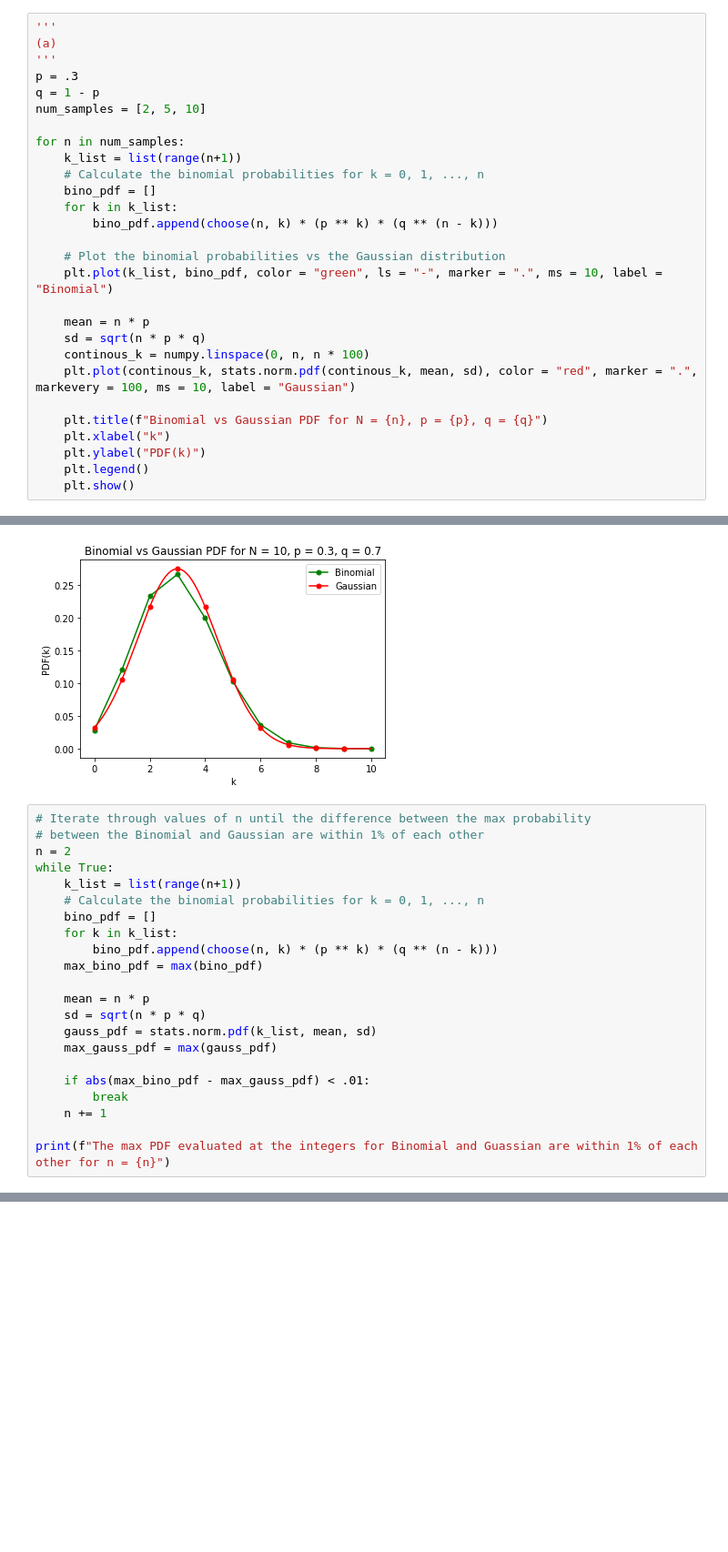
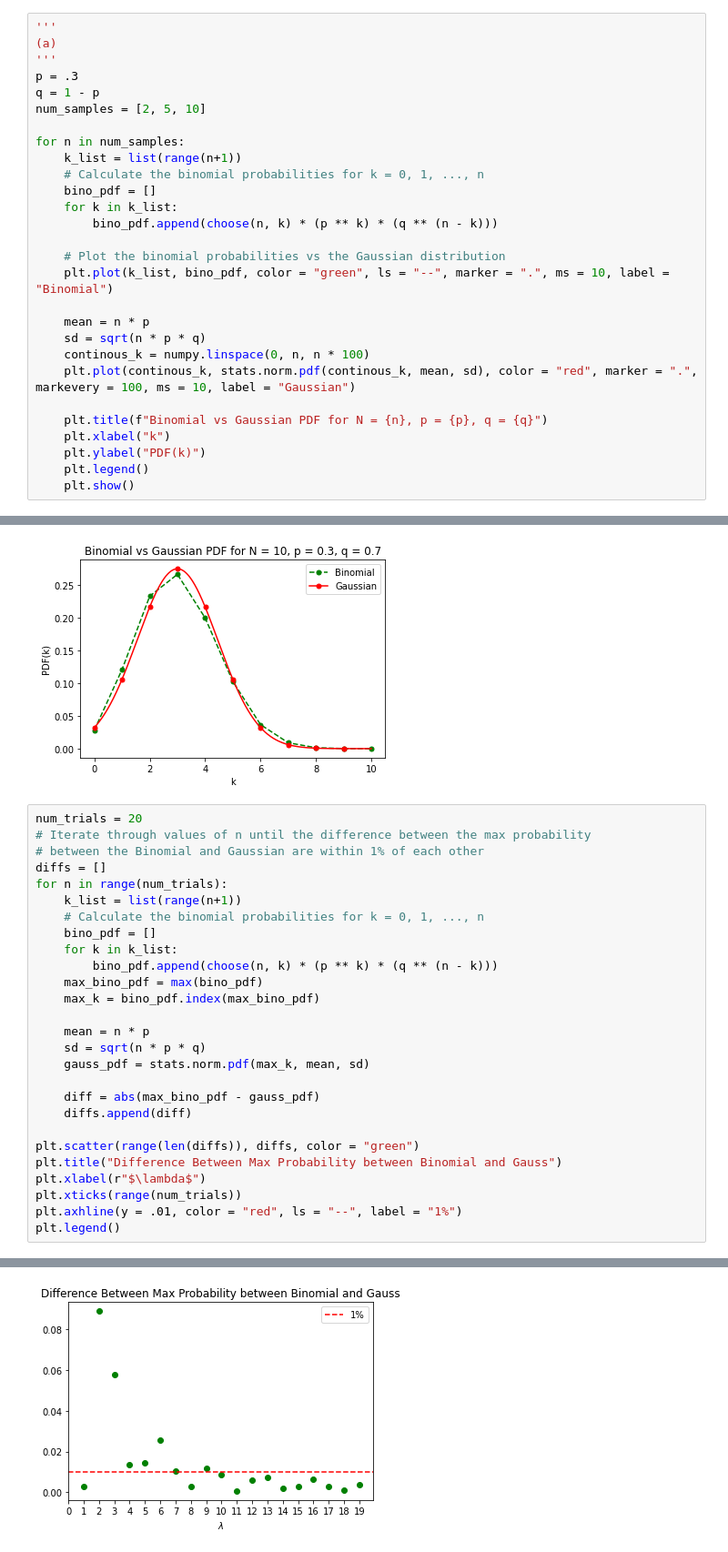
Before and after one commit to JChenster/APHY_470, a Jupyter notebook: hw2/JZC_hw2.ipynb, the cells around one changed output, grey strips where cells are left out. Shown: that part at 91% size. Drawn from its saved outputs; the diff is of its cells as text; blank space fills up the shorter version.

```diff
--- a/hw2/JZC_hw2.ipynb
+++ b/hw2/JZC_hw2.ipynb
@@ -27,7 +29,7 @@ for n in num_samples:
         bino_pdf.append(choose(n, k) * (p ** k) * (q ** (n - k)))
 
     # Plot the binomial probabilities vs the Gaussian distribution
-    plt.plot(k_list, bino_pdf, color = "green", ls = "-", marker = ".", ms = 10, label = "Binomial")
+    plt.plot(k_list, bino_pdf, color = "green", ls = "--", marker = ".", ms = 10, label = "Binomial")
 
     mean = n * p
     sd = sqrt(n * p * q)
@@ -44,25 +46,30 @@ for n in num_samples:
 [figure]
 [figure]
 # %%
+num_trials = 20
 # Iterate through values of n until the difference between the max probability
 # between the Binomial and Gaussian are within 1% of each other
-n = 2
-while True:
+diffs = []
+for n in range(num_trials):
     k_list = list(range(n+1))
     # Calculate the binomial probabilities for k = 0, 1, ..., n
     bino_pdf = []
     for k in k_list:
         bino_pdf.append(choose(n, k) * (p ** k) * (q ** (n - k)))
     max_bino_pdf = max(bino_pdf)
+    max_k = bino_pdf.index(max_bino_pdf)
 
     mean = n * p
     sd = sqrt(n * p * q)
-    gauss_pdf = stats.norm.pdf(k_list, mean, sd)
-    max_gauss_pdf = max(gauss_pdf)
+    gauss_pdf = stats.norm.pdf(max_k, mean, sd)
 
-    if abs(max_bino_pdf - max_gauss_pdf) < .01:
-        break
-    n += 1
+    diff = abs(max_bino_pdf - gauss_pdf)
+    diffs.append(diff)
 
-print(f"The max PDF evaluated at the integers for Binomial and Guassian are within 1% of each other for n = {n}")
+plt.scatter(range(len(diffs)), diffs, color = "green")
+plt.title("Difference Between Max Probability between Binomial and Gauss")
+plt.xlabel(r"$\lambda$")
+plt.xticks(range(num_trials))
+plt.axhline(y = .01, color = "red", ls = "--", label = "1%")
+plt.legend()
 # %% [output]
@@ -69,0 +77 @@ The max PDF evaluated at the integers for Binomial and Guassian are within 1% of
+[figure, added]
```
Also changed, not shown: parts of 10 cells of this notebook, 1 other file.
